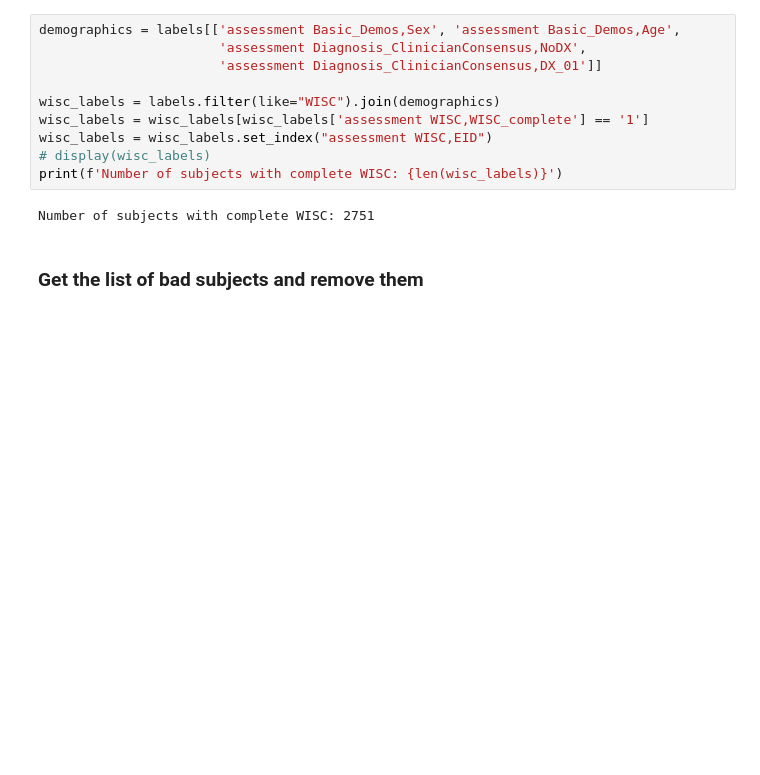
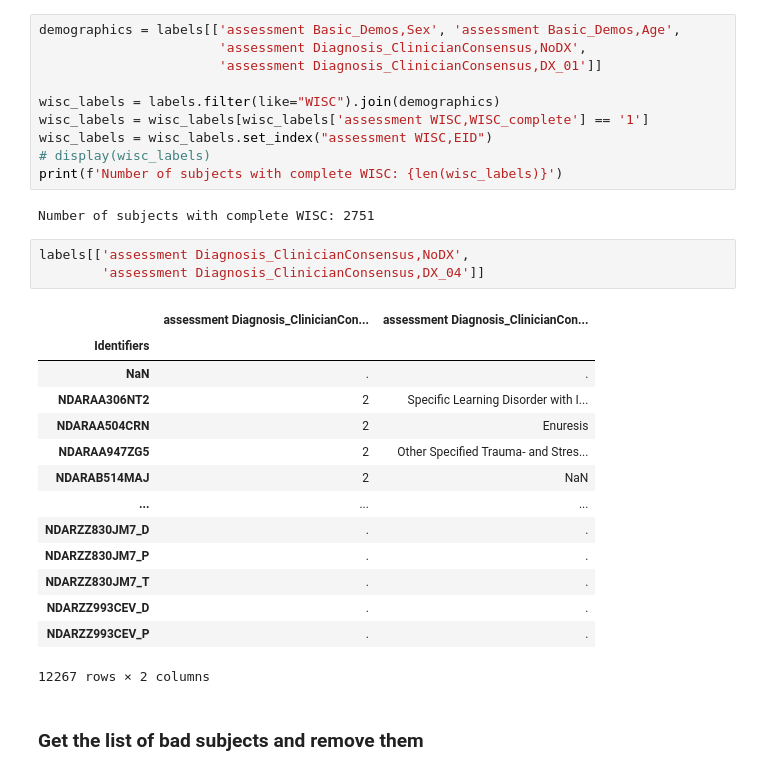
Before and after one commit to Brian-Pho/MSc_Research-Project, a Jupyter notebook: src/Supervised/Label Exploration.ipynb, the cells around one changed output. Saved outputs shown, nothing was run; the diff lists cells and outputs as text; blank space fills up the shorter version.

```diff
--- a/src/Supervised/Label Exploration.ipynb
+++ b/src/Supervised/Label Exploration.ipynb
@@ -72,6 +70,24 @@ wisc_labels = wisc_labels.set_index("assessment WISC,EID")
 print(f'Number of subjects with complete WISC: {len(wisc_labels)}')
 # %% [output]
 Number of subjects with complete WISC: 2751
+# %%
+labels[['assessment Diagnosis_ClinicianConsensus,NoDX',
+        'assessment Diagnosis_ClinicianConsensus,DX_04']]
+# %% [output]
+|  | assessment Diagnosis_ClinicianCon... | assessment Diagnosis_ClinicianCon... |
+| Identifiers |  |  |
+| NaN | . | . |
+| NDARAA306NT2 | 2 | Specific Learning Disorder with I... |
+| NDARAA504CRN | 2 | Enuresis |
+| NDARAA947ZG5 | 2 | Other Specified Trauma- and Stres... |
+| NDARAB514MAJ | 2 | NaN |
+| ... | ... | ... |
+| NDARZZ830JM7_D | . | . |
+| NDARZZ830JM7_P | . | . |
+| NDARZZ830JM7_T | . | . |
+| NDARZZ993CEV_D | . | . |
+| NDARZZ993CEV_P | . | . |
+12267 rows × 2 columns
 # %% [markdown]
 ### Get the list of bad subjects and remove them
 # %%
```
Also changed, not shown: parts of 6 cells of this notebook, 6 other files.
